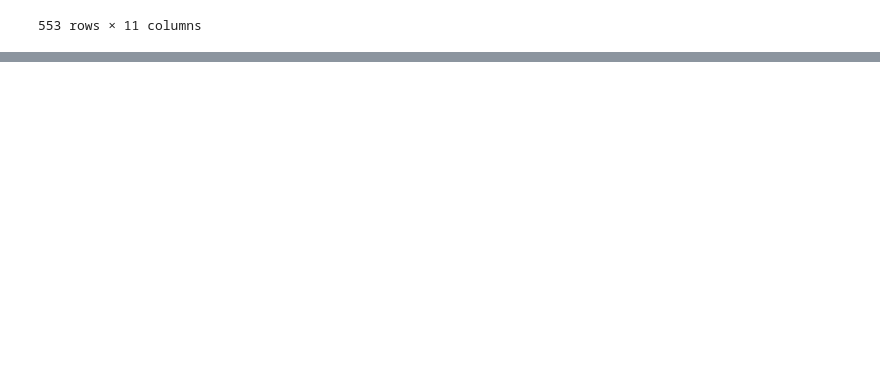
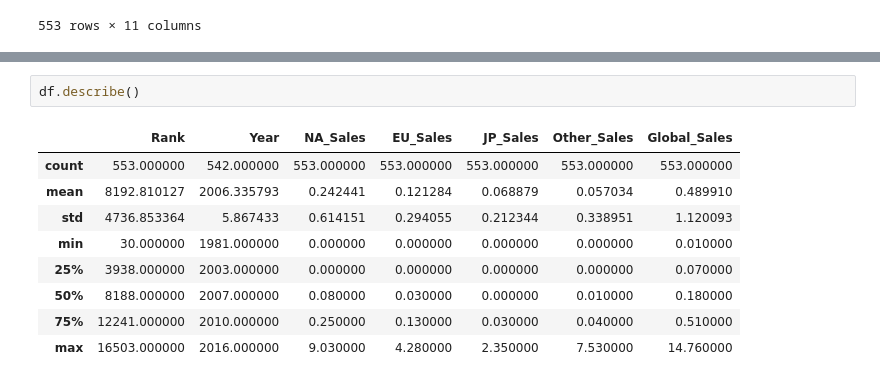
Before and after one commit to denkattt/Python, a Jupyter notebook: Scripts/pr4/test.ipynb, the cells around one changed output, grey strips where cells are left out. Cells and saved outputs as stored; diff of their text form; blank space fills up the shorter version.

```diff
--- a/Scripts/pr4/test.ipynb
+++ b/Scripts/pr4/test.ipynb
@@ -22,0 +74,12 @@ df.shape
+# %%
+df.describe()
+# %% [output]
+|  | Rank | Year | NA_Sales | EU_Sales | JP_Sales | Other_Sales | Global_Sales |
+| count | 553.000000 | 542.000000 | 553.000000 | 553.000000 | 553.000000 | 553.000000 | 553.000000 |
+| mean | 8192.810127 | 2006.335793 | 0.242441 | 0.121284 | 0.068879 | 0.057034 | 0.489910 |
+| std | 4736.853364 | 5.867433 | 0.614151 | 0.294055 | 0.212344 | 0.338951 | 1.120093 |
+| min | 30.000000 | 1981.000000 | 0.000000 | 0.000000 | 0.000000 | 0.000000 | 0.010000 |
+| 25% | 3938.000000 | 2003.000000 | 0.000000 | 0.000000 | 0.000000 | 0.000000 | 0.070000 |
+| 50% | 8188.000000 | 2007.000000 | 0.080000 | 0.030000 | 0.000000 | 0.010000 | 0.180000 |
+| 75% | 12241.000000 | 2010.000000 | 0.250000 | 0.130000 | 0.030000 | 0.040000 | 0.510000 |
+| max | 16503.000000 | 2016.000000 | 9.030000 | 4.280000 | 2.350000 | 7.530000 | 14.760000 |
```
Also changed, not shown: parts of 14 cells of this notebook.
